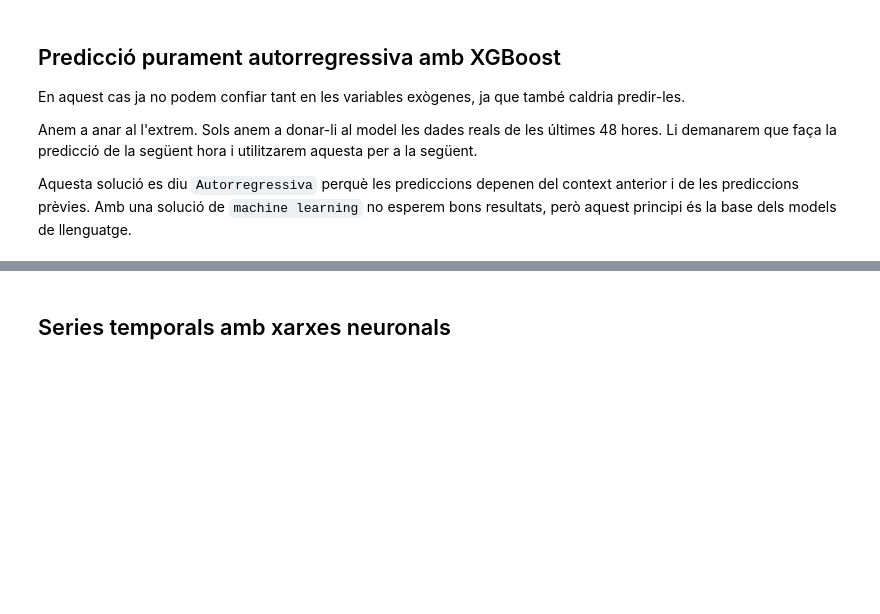
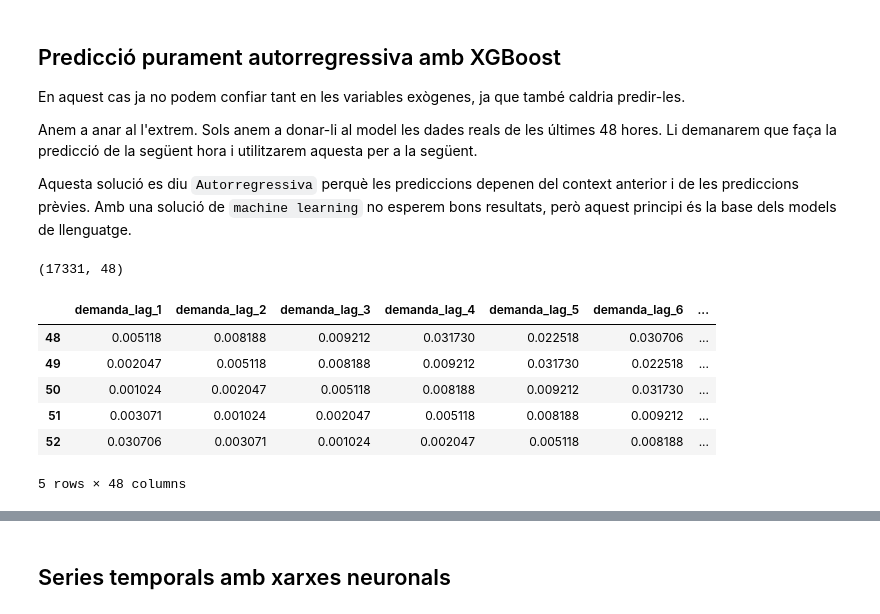
Before and after one commit to Triis98/DissenyIAvaluacioDeModels, a Jupyter notebook: apunts/documents/series_temporals/series_temporals.ipynb, the cells around one changed output, grey strips where cells are left out. Drawn from its saved outputs; the diff is of its cells as text; code cells hidden in the pictures; blank space fills up the shorter version.

```diff
--- a/apunts/documents/series_temporals/series_temporals.ipynb
+++ b/apunts/documents/series_temporals/series_temporals.ipynb
@@ -617,3 +617,35 @@ Anem a anar al l'extrem. Sols anem a donar-li al model les dades reals de les ú
 
 
 Aquesta solució es diu `Autorregressiva` perquè les prediccions depenen del context anterior i de les prediccions prèvies. Amb una solució de `machine learning` no esperem bons resultats, però aquest principi és la base dels models de llenguatge.
+# %%
+import pandas as pd
+import numpy as np
+import matplotlib.pyplot as plt
+import seaborn as sns
+
+import datetime
+import matplotlib.ticker as ticker
+from sklearn.datasets import fetch_openml
+
+bike_sharing = fetch_openml("Bike_Sharing_Demand", version=2, as_frame=True)
+df = bike_sharing.frame
+
+y = df["count"] / df["count"].max()
+
+lags_dict = {}
+for h in list(range(1, 49, 1)):
+  lags_dict[f"demanda_lag_{h}"] = y.shift(h)
+X = pd.DataFrame(lags_dict, index=y.index)
+X_net = X.dropna() # Eliminem les files amb valors nuls (NaN) que s'han generat a causa dels lags. Això és necessari perquè els models de machine learning no poden manejar valors nuls en les dades d'entrada.
+y_net = y.loc[X_net.index]
+print(X_net.shape)
+X_net.head()
+# %% [output]
+(17331, 48)
+|  | demanda_lag_1 | demanda_lag_2 | demanda_lag_3 | demanda_lag_4 | demanda_lag_5 | demanda_lag_6 | ... |
+| 48 | 0.005118 | 0.008188 | 0.009212 | 0.031730 | 0.022518 | 0.030706 | ... |
+| 49 | 0.002047 | 0.005118 | 0.008188 | 0.009212 | 0.031730 | 0.022518 | ... |
+| 50 | 0.001024 | 0.002047 | 0.005118 | 0.008188 | 0.009212 | 0.031730 | ... |
+| 51 | 0.003071 | 0.001024 | 0.002047 | 0.005118 | 0.008188 | 0.009212 | ... |
+| 52 | 0.030706 | 0.003071 | 0.001024 | 0.002047 | 0.005118 | 0.008188 | ... |
+5 rows × 48 columns
```
Also changed, not shown: parts of 6 cells of this notebook.
